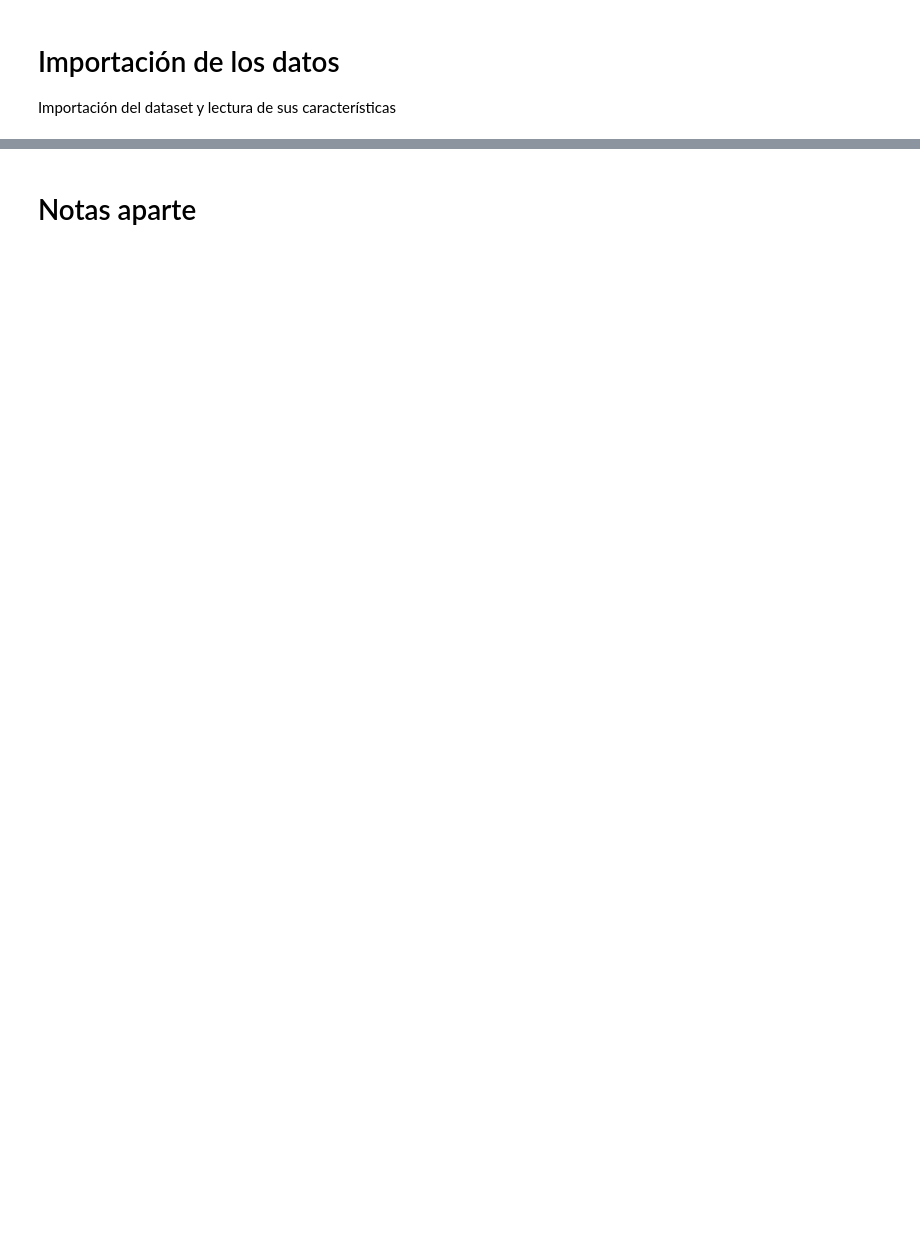
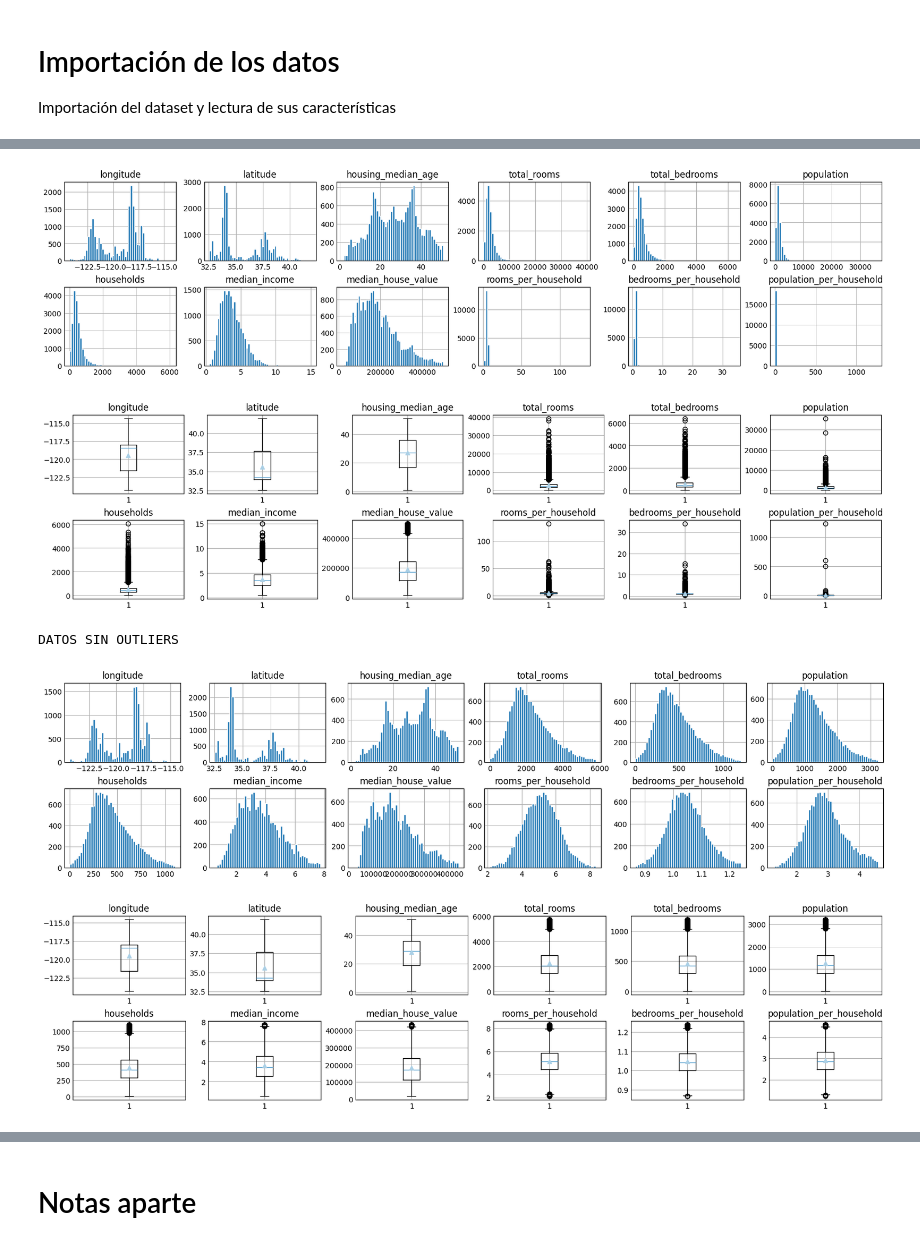
Before and after one commit to i2c-uc3m/IA-Workshop, a Jupyter notebook: California Housing/california-housing.ipynb, the cells around one changed output, grey strips where cells are left out. Saved outputs shown, nothing was run; the diff lists cells and outputs as text; code cells hidden in the pictures; blank space fills up the shorter version.

```diff
--- a/California Housing/california-housing.ipynb
+++ b/California Housing/california-housing.ipynb
@@ -187,26 +301,27 @@ Quizá hay que preprocesar algunas columnas de datos antes de aplicar el "algori
 # %%
 # --- Eliminación de outliers ---
+# A partir de las nuevas variables relativas, se eliminan los valores muy alejados de la media
 
-separacion_maxima = 1.5
+separacion_maxima = 1.5 # 2.5 también sirve
 data_sin_outliers = data.copy()
 
 # Solo nos interesan las variables numéricas, no categóricas
 variables_numericas = data_sin_outliers.select_dtypes(include="number")
 print(list(variables_numericas.columns))
 
+print(" COLUMN NAME  |  Q1  |  Q3  |  RI")
 for col in variables_numericas.columns:
     columnName = variables_numericas[col]
     # print("\n", col, "\n", column)
 
     # IQR o RI: Rango intercuartil
     Q1, Q3 = variables_numericas[col].quantile([0.25, 0.75])
-    rango_intercuartil = Q3 - Q1
-    print(col, Q1, Q3, rango_intercuartil)
+    RI = Q3 - Q1
+    print(col, Q1, Q3, RI)
 
     # Eliminamos los outliers por encima del valor especificado
-    """ data_limpio = data[(data["columna"] >= Q1 - 1.5 * IQR) & (data["columna"] <= Q3 + 1.5 * IQR)] """
-    # Para cambiar todas a la vez: data[~((data < (Q1 - 1.5 * IQR)) | (data > (Q3 + 1.5 * IQR))).any(axis=1)]
+    """ data_limpio = data[(data["columna"] >= Q1 - 1.5 * RI) & (data["columna"] <= Q3 + 1.5 * RI)] """
     data_sin_outliers = data_sin_outliers[
-        (data_sin_outliers[col] >= Q1 - separacion_maxima * rango_intercuartil)
-        & (data_sin_outliers[col] <= Q3 + separacion_maxima * rango_intercuartil)
+        (data_sin_outliers[col] >= Q1 - separacion_maxima * RI)
+        & (data_sin_outliers[col] <= Q3 + separacion_maxima * RI)
     ]
@@ -239,0 +343,13 @@ data_sin_outliers.describe()
+# %%
+# Volvemos a visualizar los datos
+plotBarPlots(data, figsize=(16, 4))
+plotBoxplots(data, figsize=(16, 4))
+print("\nDATOS SIN OUTLIERS")
+plotBarPlots(data_sin_outliers, figsize=(16, 4))
+plotBoxplots(data_sin_outliers, figsize=(16, 4))
+# %% [output]
+[figure, added]
+[figure, added]
+DATOS SIN OUTLIERS
+[figure, added]
+[figure, added]
```
Also changed, not shown: parts of 31 cells of this notebook.
